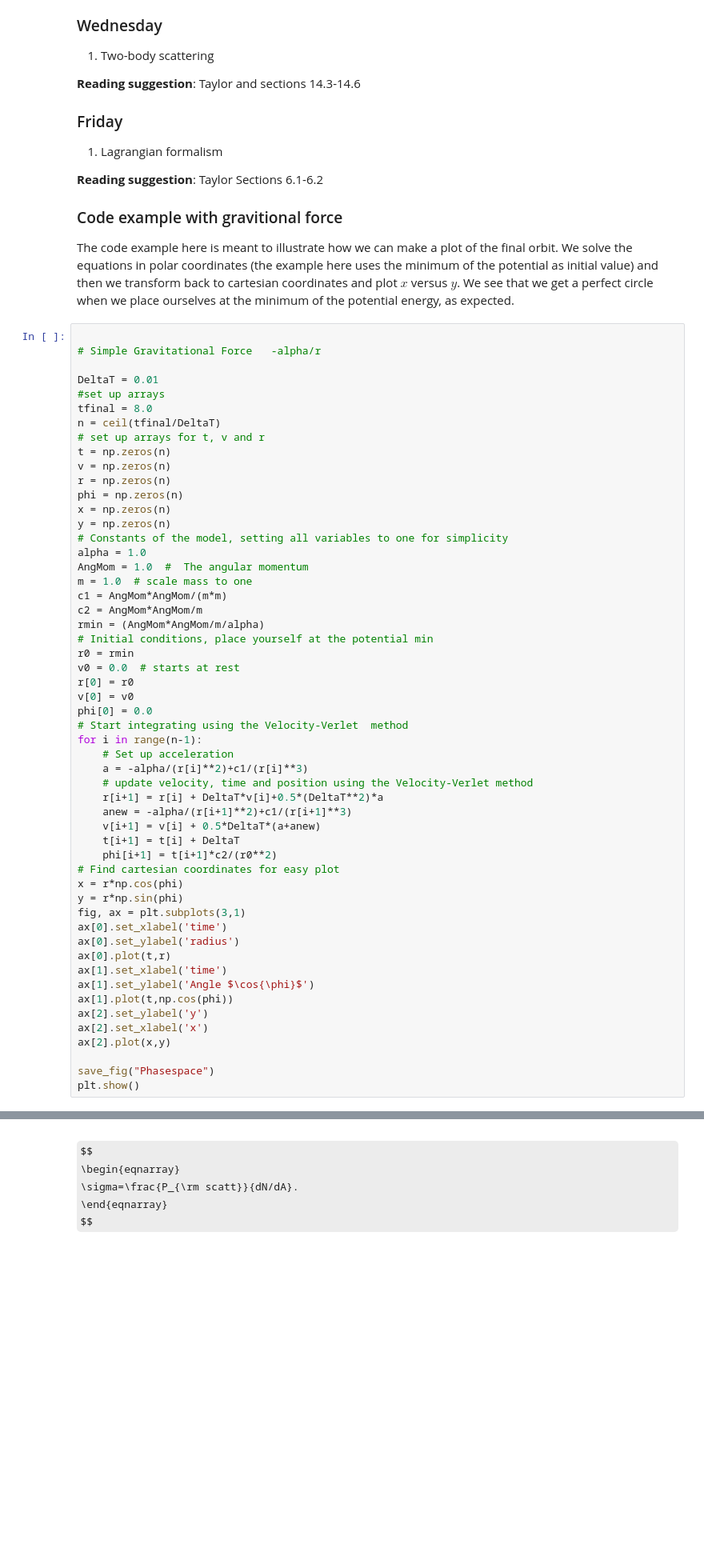
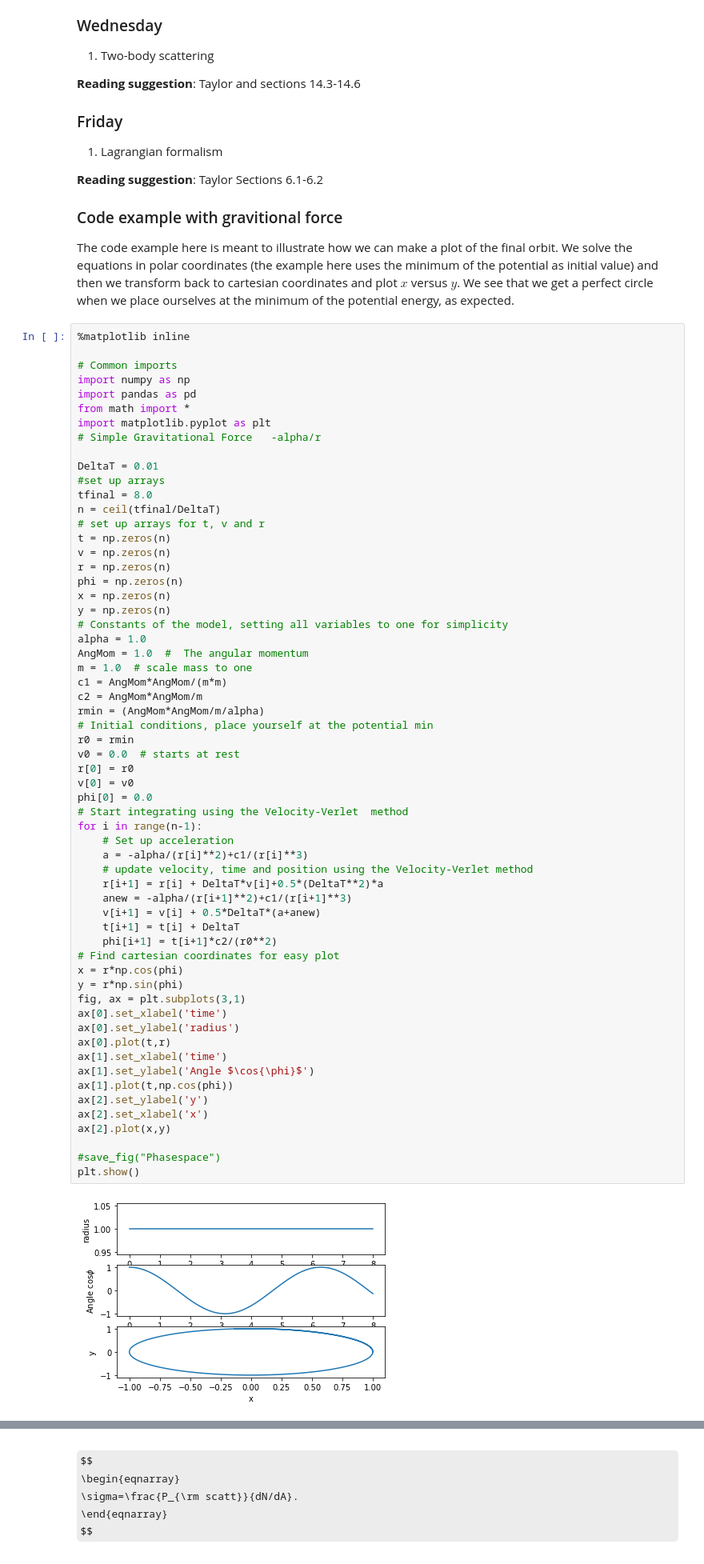
Before and after one commit to mhjensen/Physics321, a Jupyter notebook: doc/pub/week13/ipynb/week13.ipynb, the cells around one changed output, grey strips where cells are left out. Shown at 80% size. Cells and saved outputs as stored; diff of their text form; some formulas as TeX source; blank space fills up the shorter version.

```diff
--- a/doc/pub/week13/ipynb/week13.ipynb
+++ b/doc/pub/week13/ipynb/week13.ipynb
@@ -41,7 +41,13 @@ Copyright 1999-2021, [Morten Hjorth-Jensen](http://mhjgit.github.io/info/doc/web
 
 The code example here is meant to illustrate how we can make a plot of the final orbit. We solve the equations in polar coordinates (the example here uses the minimum of the potential as initial value) and then we transform back to cartesian coordinates and plot $x$ versus $y$. We see that we get a perfect circle when we place ourselves at the minimum of the potential energy, as expected.
 # %%
+%matplotlib inline
 
+# Common imports
+import numpy as np
+import pandas as pd
+from math import *
+import matplotlib.pyplot as plt
 # Simple Gravitational Force   -alpha/r
 
 DeltaT = 0.01
@@ -66,34 +72,36 @@ rmin = (AngMom*AngMom/m/alpha)
 r0 = rmin
 v0 = 0.0  # starts at rest
 r[0] = r0
 v[0] = v0
 phi[0] = 0.0
 # Start integrating using the Velocity-Verlet  method
 for i in range(n-1):
     # Set up acceleration
     a = -alpha/(r[i]**2)+c1/(r[i]**3)
     # update velocity, time and position using the Velocity-Verlet method
     r[i+1] = r[i] + DeltaT*v[i]+0.5*(DeltaT**2)*a
     anew = -alpha/(r[i+1]**2)+c1/(r[i+1]**3)
     v[i+1] = v[i] + 0.5*DeltaT*(a+anew)
     t[i+1] = t[i] + DeltaT
     phi[i+1] = t[i+1]*c2/(r0**2)
 # Find cartesian coordinates for easy plot
 x = r*np.cos(phi)
 y = r*np.sin(phi)
 fig, ax = plt.subplots(3,1)
 ax[0].set_xlabel('time')
 ax[0].set_ylabel('radius')
 ax[0].plot(t,r)
 ax[1].set_xlabel('time')
 ax[1].set_ylabel('Angle $\cos{\phi}$')
 ax[1].plot(t,np.cos(phi))
 ax[2].set_ylabel('y')
 ax[2].set_xlabel('x')
 ax[2].plot(x,y)
 
-save_fig("Phasespace")
+#save_fig("Phasespace")
 plt.show()
+# %% [output]
+[figure, added]
 # %% [markdown]
 ## Changing initial conditions
 
```
Also changed, not shown: parts of 1 cell of this notebook, 3 other files.
